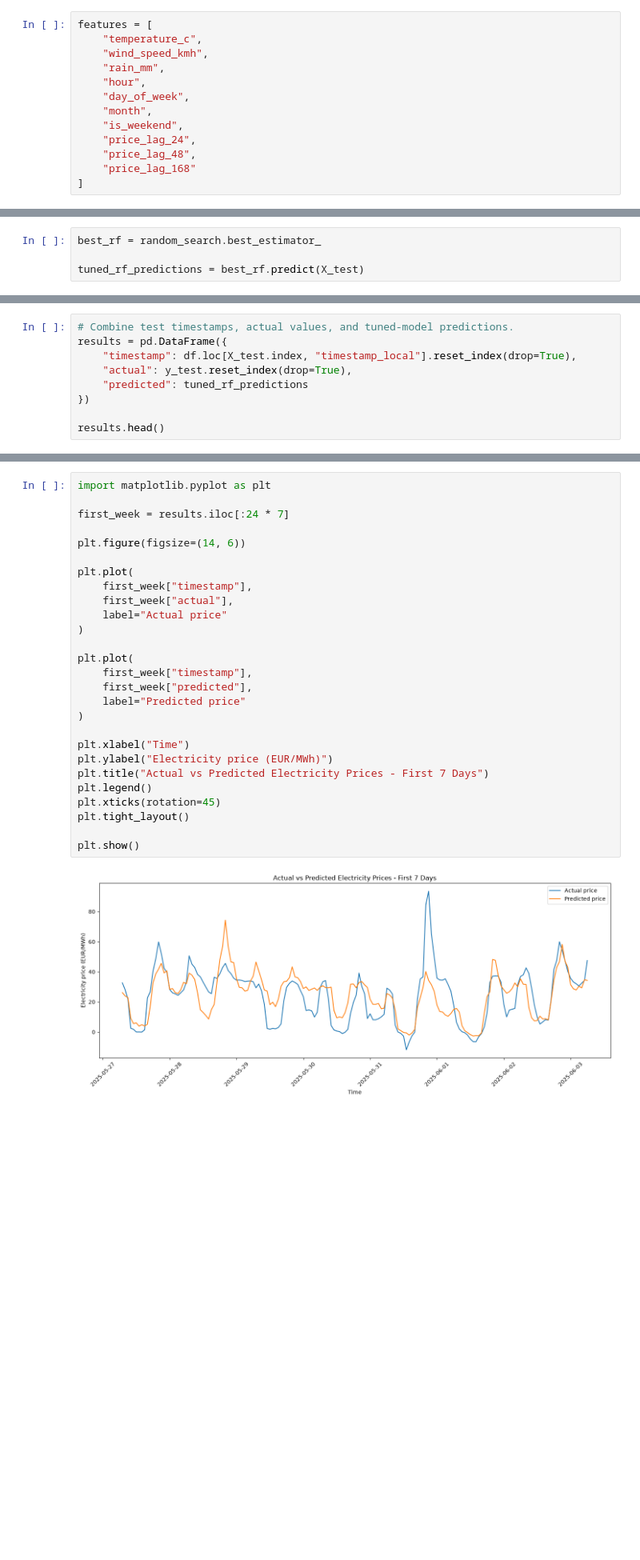
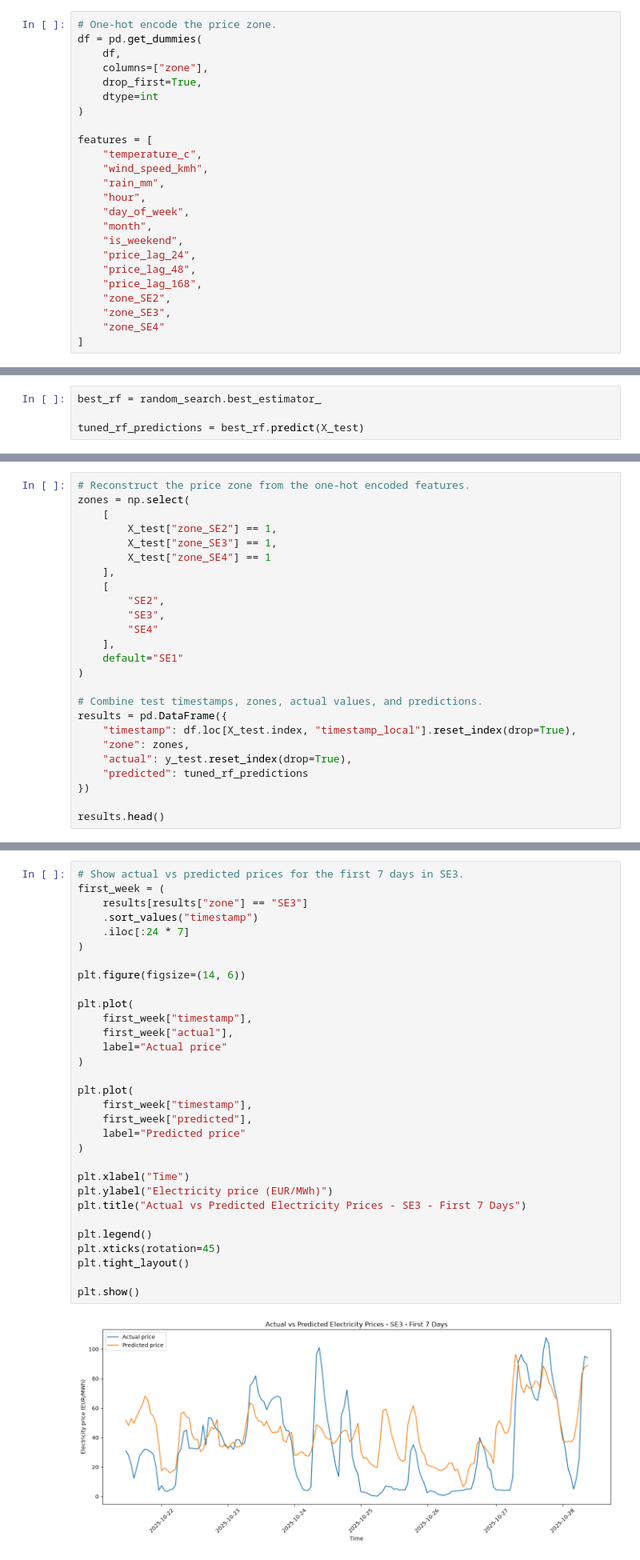
Before and after one commit to Grevendev/Predictor, a Jupyter notebook: models/linear_regression_vs_random_forest.ipynb, the cells around one changed output, grey strips where cells are left out. Shown at 80% size. Drawn from its saved outputs; the diff is of its cells as text; blank space fills up the shorter version.

```diff
--- a/models/linear_regression_vs_random_forest.ipynb
+++ b/models/linear_regression_vs_random_forest.ipynb
@@ -50,6 +53,14 @@ df.shape
 # %%
 target = "spot_price_eur_mwh"
 # %%
+# One-hot encode the price zone.
+df = pd.get_dummies(
+    df,
+    columns=["zone"],
+    drop_first=True,
+    dtype=int
+)
+
 features = [
     "temperature_c",
     "wind_speed_kmh",
@@ -60,7 +71,10 @@ features = [
     "is_weekend",
     "price_lag_24",
     "price_lag_48",
-    "price_lag_168"
+    "price_lag_168",
+    "zone_SE2",
+    "zone_SE3",
+    "zone_SE4"
 ]
 # %%
 X = df[features]
@@ -395,9 +442,25 @@ Tuned Random Forest R²:   0.479
 
 This is a small improvement over the first Random Forest model. Both Random Forest models performed better than the baseline and Linear Regression.
 # %%
-# Combine test timestamps, actual values, and tuned-model predictions.
+# Reconstruct the price zone from the one-hot encoded features.
+zones = np.select(
+    [
+        X_test["zone_SE2"] == 1,
+        X_test["zone_SE3"] == 1,
+        X_test["zone_SE4"] == 1
+    ],
+    [
+        "SE2",
+        "SE3",
+        "SE4"
+    ],
+    default="SE1"
+)
+
+# Combine test timestamps, zones, actual values, and predictions.
 results = pd.DataFrame({
     "timestamp": df.loc[X_test.index, "timestamp_local"].reset_index(drop=True),
+    "zone": zones,
     "actual": y_test.reset_index(drop=True),
     "predicted": tuned_rf_predictions
 })
@@ -415,34 +478,38 @@ results.head()
 
 The chart compares actual and predicted prices for the first seven test days. It shows whether the model follows normal price changes.
 # %%
-import matplotlib.pyplot as plt
-
-first_week = results.iloc[:24 * 7]
+# Show actual vs predicted prices for the first 7 days in SE3.
+first_week = (
+    results[results["zone"] == "SE3"]
+    .sort_values("timestamp")
+    .iloc[:24 * 7]
+)
 
 plt.figure(figsize=(14, 6))
 
 plt.plot(
     first_week["timestamp"],
     first_week["actual"],
     label="Actual price"
 )
 
 plt.plot(
     first_week["timestamp"],
     first_week["predicted"],
     label="Predicted price"
 )
 
 plt.xlabel("Time")
 plt.ylabel("Electricity price (EUR/MWh)")
-plt.title("Actual vs Predicted Electricity Prices - First 7 Days")
+plt.title("Actual vs Predicted Electricity Prices - SE3 - First 7 Days")
+
 plt.legend()
 plt.xticks(rotation=45)
 plt.tight_layout()
 
 plt.show()
 # %% [output]
-[figure, old version]
+[figure, new version]
 # %%
 # Rank features by how much the tuned model used them.
 feature_importance = pd.DataFrame({
```
Also changed, not shown: parts of 31 cells of this notebook, 2 other files.
